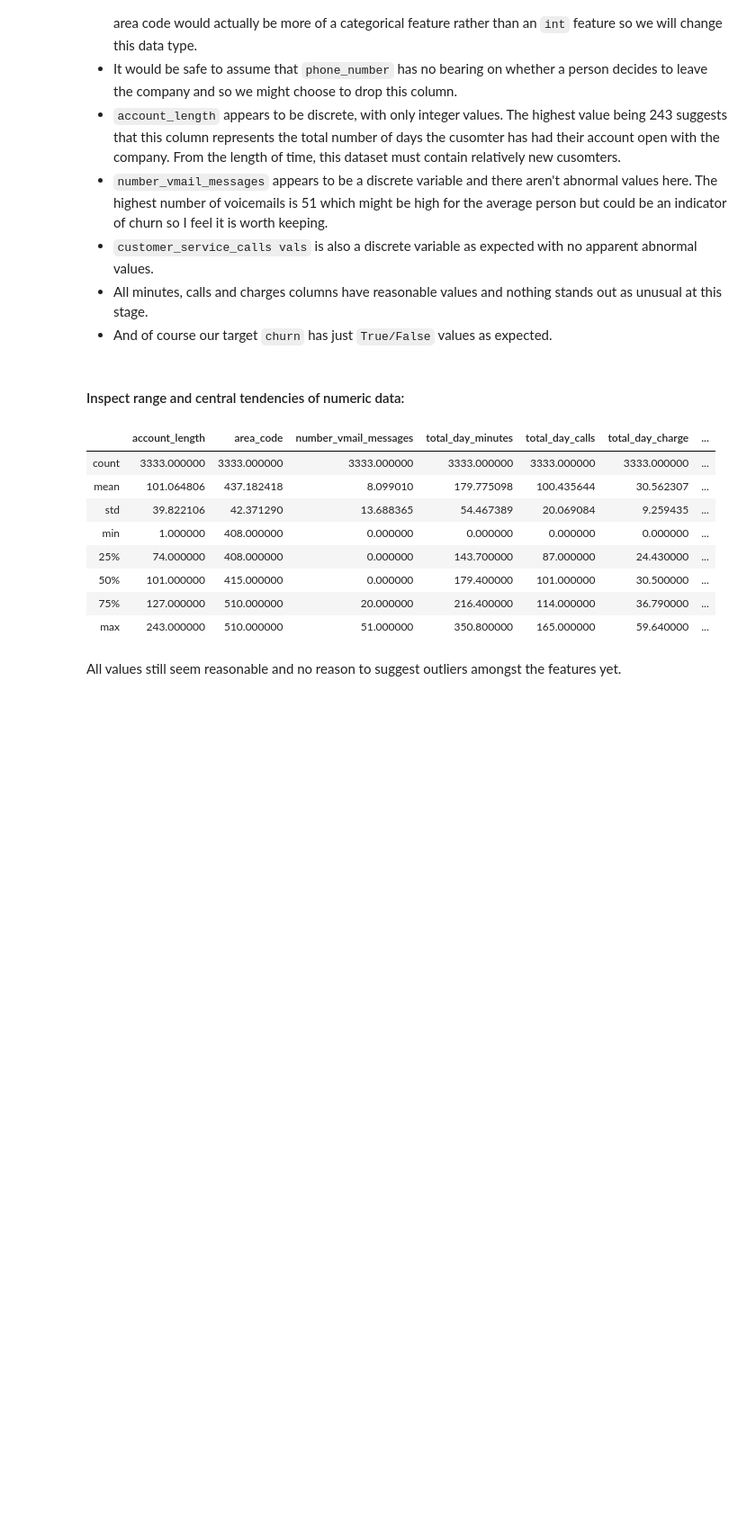
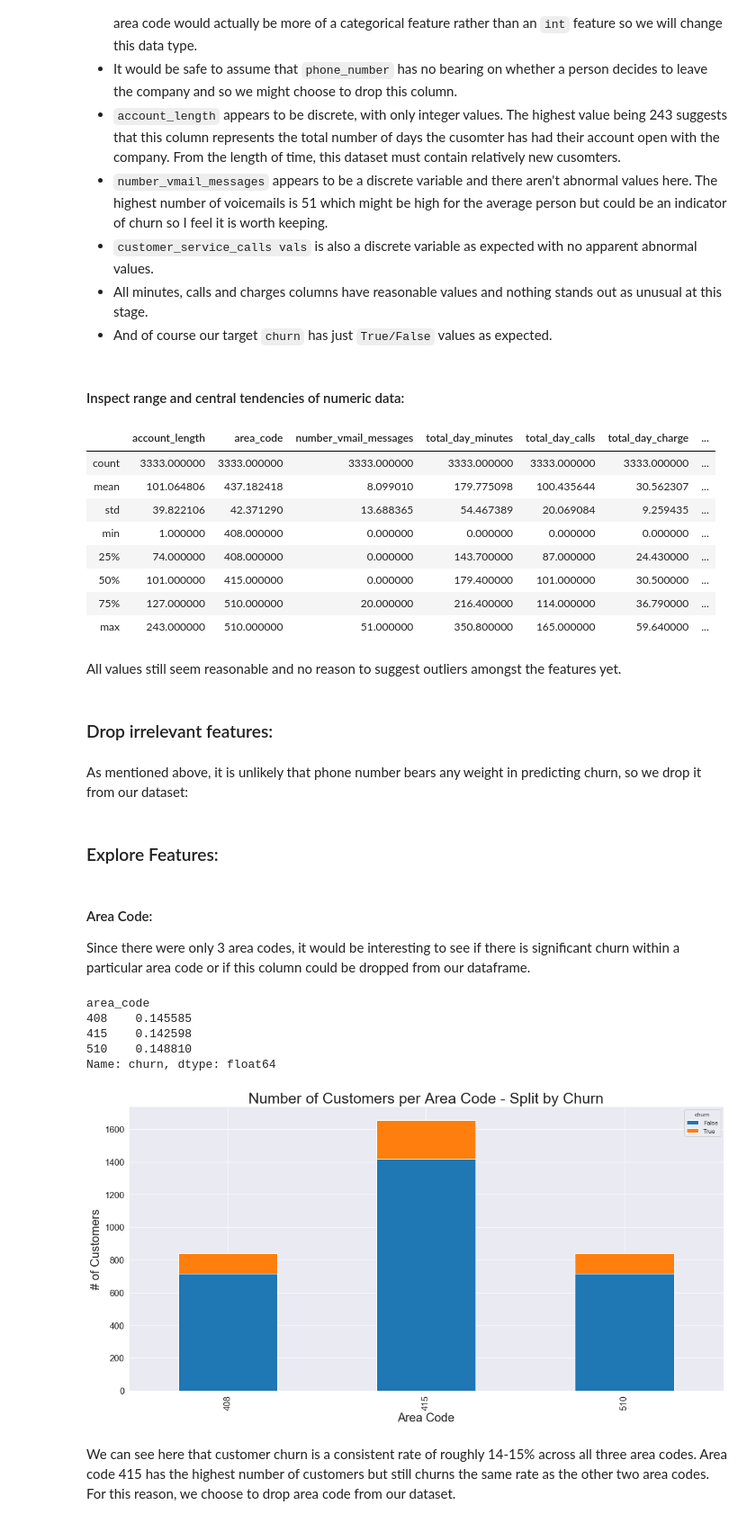
Before and after one commit to chum46/customer_churn_prediction, a Jupyter notebook: notebooks/report/final_notebook.ipynb, the cells around one changed output. Shown: that part at 90% size. Drawn from its saved outputs; the diff is of its cells as text; code cells hidden in the pictures; blank space fills up the shorter version.

```diff
--- a/notebooks/report/final_notebook.ipynb
+++ b/notebooks/report/final_notebook.ipynb
@@ -195,3 +197,36 @@ df.describe()
 | max | 243.000000 | 510.000000 | 51.000000 | 350.800000 | 165.000000 | 59.640000 | ... |
 # %% [markdown]
 All values still seem reasonable and no reason to suggest outliers amongst the features yet.
+# %% [markdown]
+### Drop irrelevant features:
+# %% [markdown]
+As mentioned above, it is unlikely that phone number bears any weight in predicting churn, so we drop it from our dataset:
+# %%
+df.drop('phone_number', axis = 1, inplace = True)
+# %% [markdown]
+### Explore Features:
+# %% [markdown]
+#### Area Code:
+
+Since there were only 3 area codes, it would be interesting to see if there is significant churn within a particular area code or if this column could be dropped from our dataframe.
+# %%
+# percentage of churn by area code
+print(df.groupby(["area_code"])['churn'].mean())
+
+fig, ax = plt.subplots(figsize = (15, 8))
+df.groupby(['area_code', 'churn']).size().unstack().plot(kind='bar', stacked=True, ax = ax);
+plt.title('Number of Customers per Area Code - Split by Churn', fontsize = 25)
+ax.tick_params(axis = 'both', labelsize = 15)
+plt.xlabel('Area Code', fontsize = 20)
+plt.ylabel('# of Customers', fontsize = 20)
+plt.tight_layout()
+plt.savefig('figures/cust_area_code.png')
+# %% [output]
+area_code
+408    0.145585
+415    0.142598
+510    0.148810
+Name: churn, dtype: float64
+[figure, added]
+# %% [markdown]
+We can see here that customer churn is a consistent rate of roughly 14-15% across all three area codes.  Area code 415 has the highest number of customers but still churns the same rate as the other two area codes.  For this reason, we choose to drop area code from our dataset.
```
Also changed, not shown: parts of 57 cells of this notebook, 9 other files.
